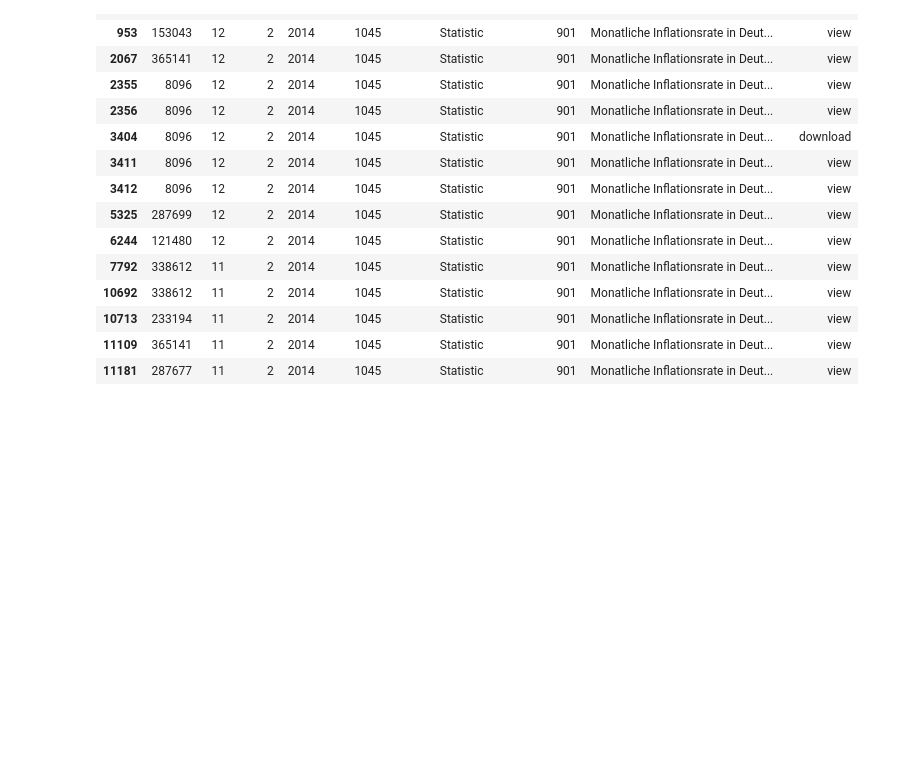
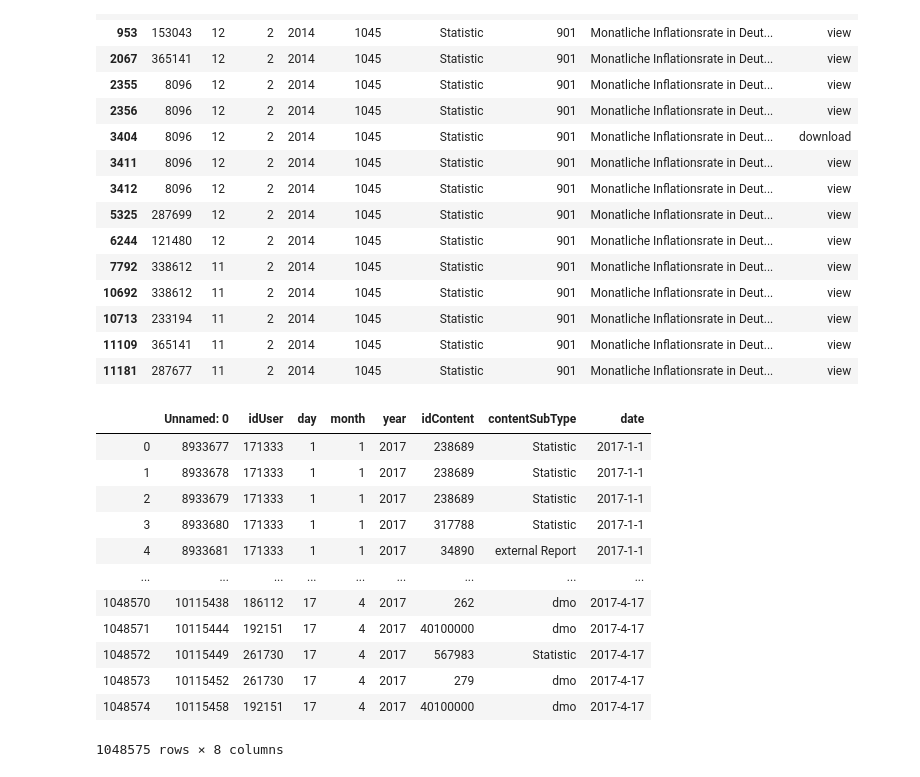
Before and after one commit to Maximilianwte/MatrixFactorization, a Jupyter notebook: Data_Analysis.ipynb, the cells around one changed output. Saved outputs shown, nothing was run; the diff lists cells and outputs as text; code cells hidden in the pictures; blank space fills up the shorter version.

```diff
--- a/Data_Analysis.ipynb
+++ b/Data_Analysis.ipynb
@@ -175,3 +175,21 @@ data_tracking[data_tracking.idContent == 1045].head(15)
 | 10713 | 233194 | 11 | 2 | 2014 | 1045 | Statistic | 901 | Monatliche Inflationsrate in Deut... | view |
 | 11109 | 365141 | 11 | 2 | 2014 | 1045 | Statistic | 901 | Monatliche Inflationsrate in Deut... | view |
 | 11181 | 287677 | 11 | 2 | 2014 | 1045 | Statistic | 901 | Monatliche Inflationsrate in Deut... | view |
+# %%
+data_tracking = pd.read_excel("../data_tracking.xlsx")
+# %%
+data_tracking
+# %% [output]
+|  | Unnamed: 0 | idUser | day | month | year | idContent | contentSubType | date |
+| 0 | 8933677 | 171333 | 1 | 1 | 2017 | 238689 | Statistic | 2017-1-1 |
+| 1 | 8933678 | 171333 | 1 | 1 | 2017 | 238689 | Statistic | 2017-1-1 |
+| 2 | 8933679 | 171333 | 1 | 1 | 2017 | 238689 | Statistic | 2017-1-1 |
+| 3 | 8933680 | 171333 | 1 | 1 | 2017 | 317788 | Statistic | 2017-1-1 |
+| 4 | 8933681 | 171333 | 1 | 1 | 2017 | 34890 | external Report | 2017-1-1 |
+| ... | ... | ... | ... | ... | ... | ... | ... | ... |
+| 1048570 | 10115438 | 186112 | 17 | 4 | 2017 | 262 | dmo | 2017-4-17 |
+| 1048571 | 10115444 | 192151 | 17 | 4 | 2017 | 40100000 | dmo | 2017-4-17 |
+| 1048572 | 10115449 | 261730 | 17 | 4 | 2017 | 567983 | Statistic | 2017-4-17 |
+| 1048573 | 10115452 | 261730 | 17 | 4 | 2017 | 279 | dmo | 2017-4-17 |
+| 1048574 | 10115458 | 192151 | 17 | 4 | 2017 | 40100000 | dmo | 2017-4-17 |
+1048575 rows × 8 columns
```
Also changed, not shown: 1 other file.
